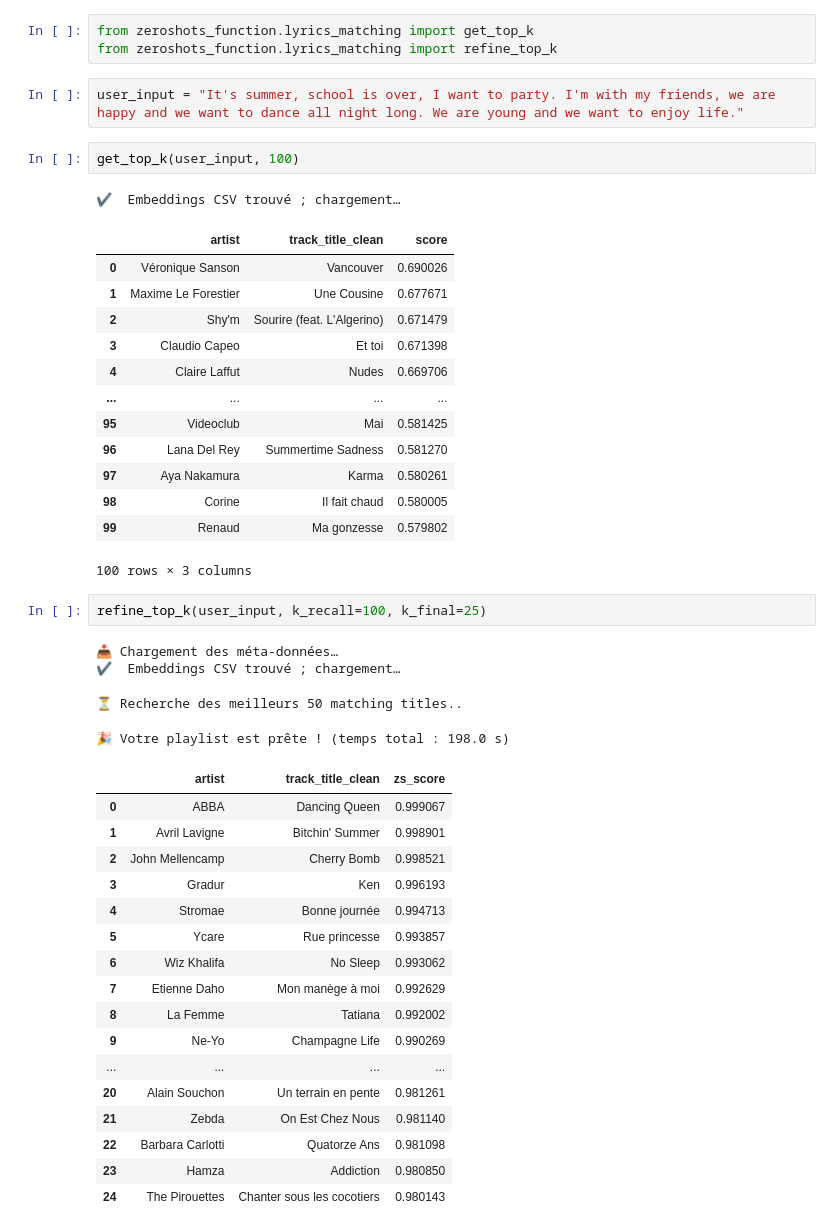
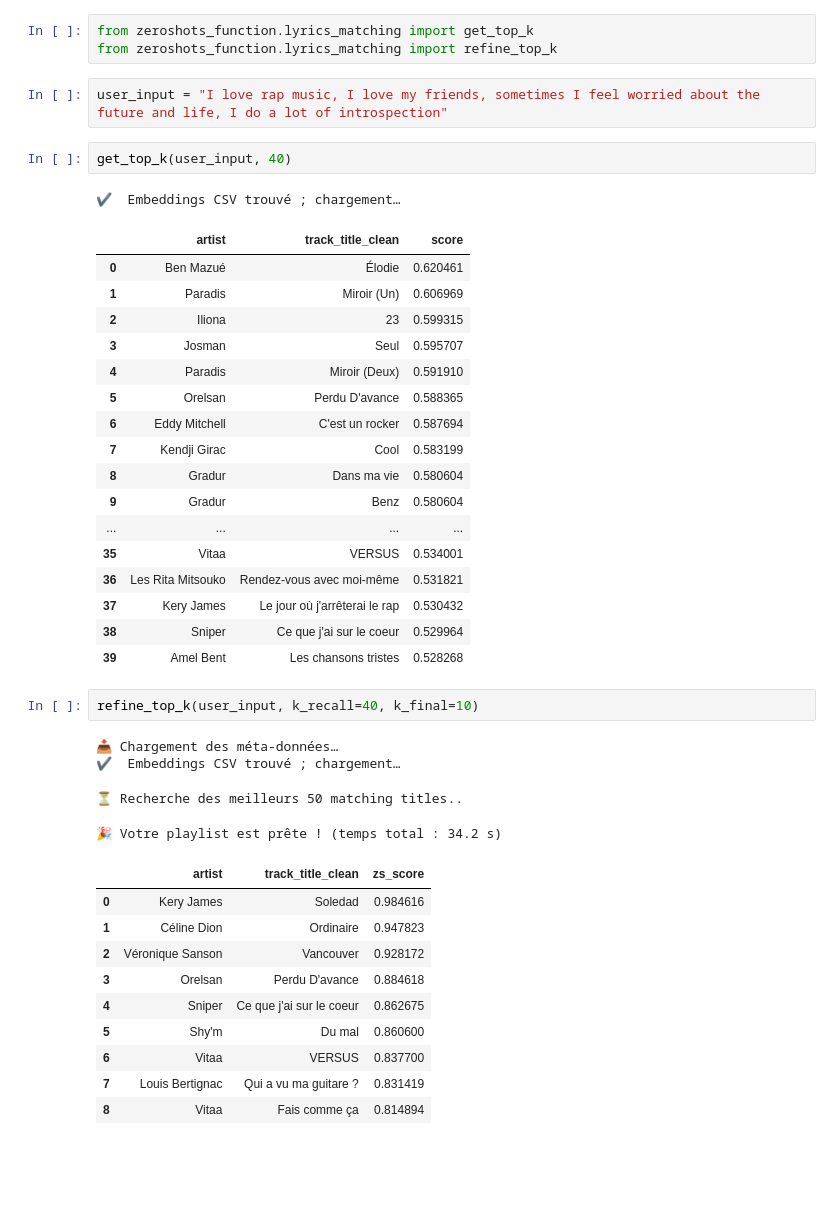
Before and after one commit to vicctoirec/wagon-bootcamp-project, a Jupyter notebook: notebooks/notebook_Laureen.ipynb, the cells around one changed output. Cells and saved outputs as stored; diff of their text form; blank space fills up the shorter version.

Commit message:
refine_top_k function ready to be used

```diff
--- a/notebooks/notebook_Laureen.ipynb
+++ b/notebooks/notebook_Laureen.ipynb
@@ -603,45 +603,42 @@ new_embedding.to_csv(output_path, index=True)
 from zeroshots_function.lyrics_matching import get_top_k
 from zeroshots_function.lyrics_matching import refine_top_k
 # %%
-user_input = "It's summer, school is over, I want to party. I'm with my friends, we are happy and we want to dance all night long. We are young and we want to enjoy life."
+user_input = "I love rap music, I love my friends, sometimes I feel worried about the future and life, I do a lot of introspection"
 # %%
-get_top_k(user_input, 100)
+get_top_k(user_input, 40)
 # %% [output]
 ✔️  Embeddings CSV trouvé ; chargement…
 |  | artist | track_title_clean | score |
-| 0 | Véronique Sanson | Vancouver | 0.690026 |
-| 1 | Maxime Le Forestier | Une Cousine | 0.677671 |
-| 2 | Shy'm | Sourire (feat. L'Algerino) | 0.671479 |
-| 3 | Claudio Capeo | Et toi | 0.671398 |
-| 4 | Claire Laffut | Nudes | 0.669706 |
+| 0 | Ben Mazué | Élodie | 0.620461 |
+| 1 | Paradis | Miroir (Un) | 0.606969 |
+| 2 | Iliona | 23 | 0.599315 |
+| 3 | Josman | Seul | 0.595707 |
+| 4 | Paradis | Miroir (Deux) | 0.591910 |
+| 5 | Orelsan | Perdu D'avance | 0.588365 |
+| 6 | Eddy Mitchell | C'est un rocker | 0.587694 |
+| 7 | Kendji Girac | Cool | 0.583199 |
+| 8 | Gradur | Dans ma vie | 0.580604 |
+| 9 | Gradur | Benz | 0.580604 |
 | ... | ... | ... | ... |
-| 95 | Videoclub | Mai | 0.581425 |
-| 96 | Lana Del Rey | Summertime Sadness | 0.581270 |
-| 97 | Aya Nakamura | Karma | 0.580261 |
-| 98 | Corine | Il fait chaud | 0.580005 |
-| 99 | Renaud | Ma gonzesse | 0.579802 |
+| 35 | Vitaa | VERSUS | 0.534001 |
+| 36 | Les Rita Mitsouko | Rendez-vous avec moi-même | 0.531821 |
+| 37 | Kery James | Le jour où j'arrêterai le rap | 0.530432 |
+| 38 | Sniper | Ce que j'ai sur le coeur | 0.529964 |
+| 39 | Amel Bent | Les chansons tristes | 0.528268 |
-100 rows × 3 columns
 # %%
-refine_top_k(user_input, k_recall=100, k_final=25)
+refine_top_k(user_input, k_recall=40, k_final=10)
 # %% [output]
 📥 Chargement des méta-données…
 ✔️  Embeddings CSV trouvé ; chargement…
 ⏳ Recherche des meilleurs 50 matching titles..
-🎉 Votre playlist est prête ! (temps total : 198.0 s)
+🎉 Votre playlist est prête ! (temps total : 34.2 s)
 |  | artist | track_title_clean | zs_score |
-| 0 | ABBA | Dancing Queen | 0.999067 |
-| 1 | Avril Lavigne | Bitchin' Summer | 0.998901 |
-| 2 | John Mellencamp | Cherry Bomb | 0.998521 |
-| 3 | Gradur | Ken | 0.996193 |
-| 4 | Stromae | Bonne journée | 0.994713 |
-| 5 | Ycare | Rue princesse | 0.993857 |
-| 6 | Wiz Khalifa | No Sleep | 0.993062 |
-| 7 | Etienne Daho | Mon manège à moi | 0.992629 |
-| 8 | La Femme | Tatiana | 0.992002 |
-| 9 | Ne-Yo | Champagne Life | 0.990269 |
-| ... | ... | ... | ... |
-| 20 | Alain Souchon | Un terrain en pente | 0.981261 |
-| 21 | Zebda | On Est Chez Nous | 0.981140 |
-| 22 | Barbara Carlotti | Quatorze Ans | 0.981098 |
-| 23 | Hamza | Addiction | 0.980850 |
-| 24 | The Pirouettes | Chanter sous les cocotiers | 0.980143 |
+| 0 | Kery James | Soledad | 0.984616 |
+| 1 | Céline Dion | Ordinaire | 0.947823 |
+| 2 | Véronique Sanson | Vancouver | 0.928172 |
+| 3 | Orelsan | Perdu D'avance | 0.884618 |
+| 4 | Sniper | Ce que j'ai sur le coeur | 0.862675 |
+| 5 | Shy'm | Du mal | 0.860600 |
+| 6 | Vitaa | VERSUS | 0.837700 |
+| 7 | Louis Bertignac | Qui a vu ma guitare ? | 0.831419 |
+| 8 | Vitaa | Fais comme ça | 0.814894 |
```
Also changed, not shown: parts of 1 cell of this notebook, 1 other file.
